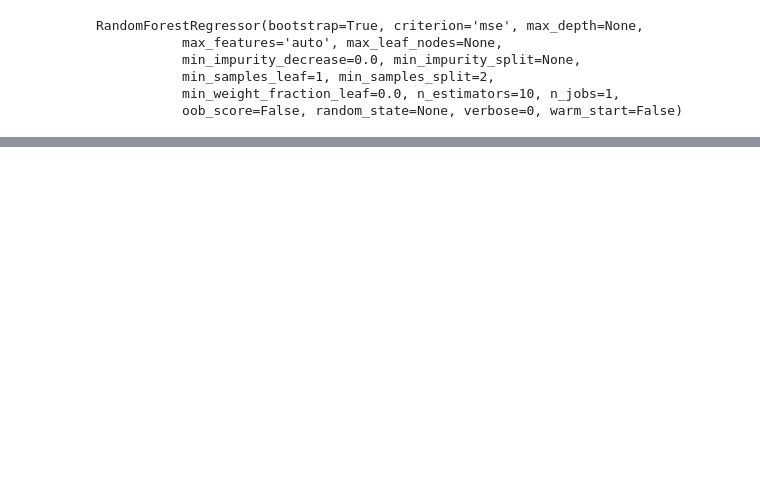
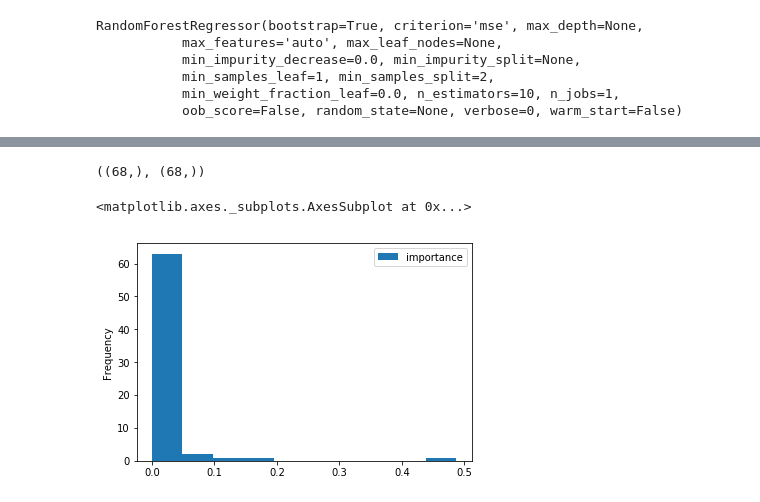
Before and after one commit to sgoal/sofasofa_projects, a Jupyter notebook: football player prices/first_try.ipynb, the cells around one changed output, grey strips where cells are left out. Saved outputs shown, nothing was run; the diff lists cells and outputs as text; code cells hidden in the pictures; blank space fills up the shorter version.

```diff
--- a/football player prices/first_try.ipynb
+++ b/football player prices/first_try.ipynb
@@ -46,3 +28,9 @@ test = test.drop(columns=['birth_date','brith_date_format'])
+# %%
+train['is_keeper'] = train['gk'].notnull()
+test['is_keeper'] = test['gk'].notnull()
+# %%
+train = train.fillna(0);
+test = test.fillna(0);
 # %%
 train.isnull().sum().nlargest(10)
 print(train.shape)
@@ -56,3 +41,4 @@ means = train.mean()
 # %%
-train = train.fillna(train.mean())
-test = test.fillna(test.mean())
+# train = train.fillna(train.mean())
+# test = test.fillna(test.mean())
+# train.isnull().sum().nlargest(10)
@@ -115,0 +109,11 @@ sumbit.to_csv('submit.rf.csv')
+# %%
+from matplotlib import pyplot
+train.columns.shape,rf.feature_importances_.shape
+# %% [output]
+((68,), (68,))
+# %%
+fi = pd.DataFrame({'name':train.columns,'importance':rf.feature_importances_})
+fi.plot.hist()
+# %% [output]
+<matplotlib.axes._subplots.AxesSubplot at 0x...>
+[figure, added]
```
Also changed, not shown: parts of 27 cells of this notebook, 3 other files.
